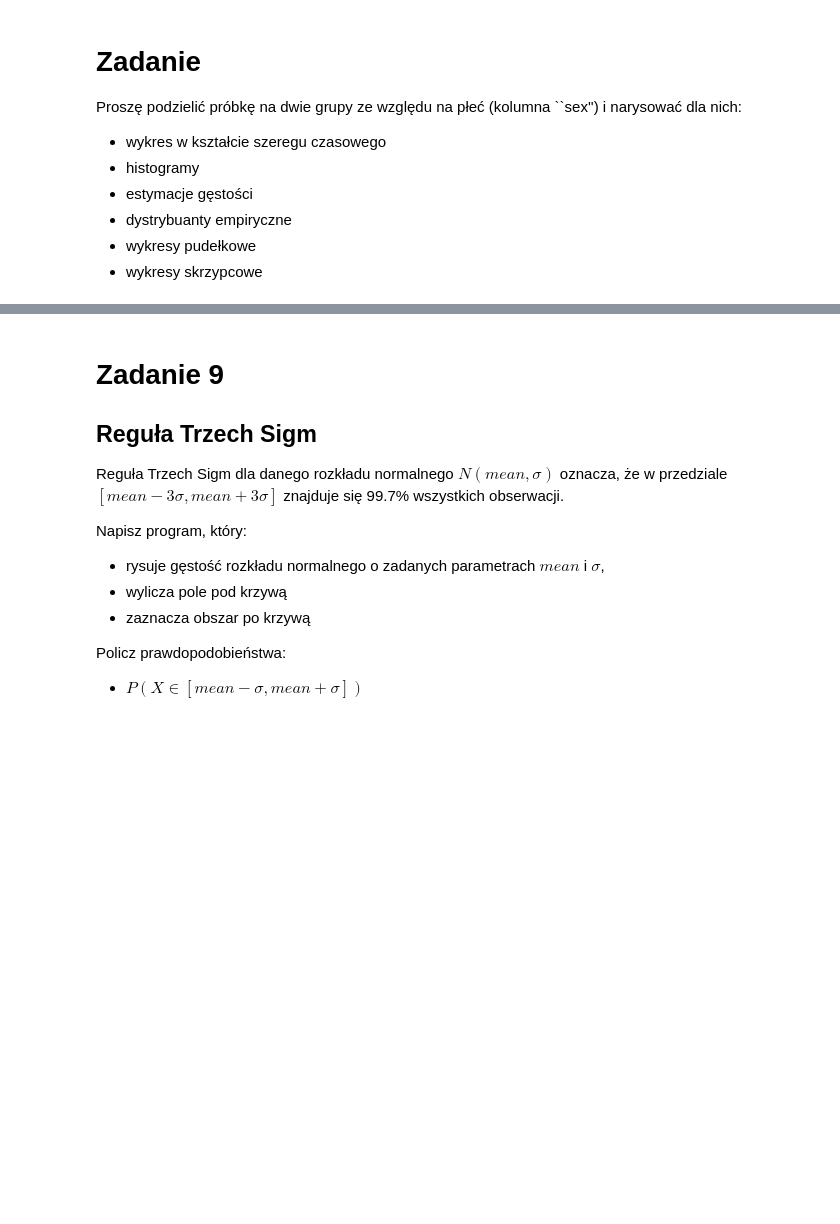
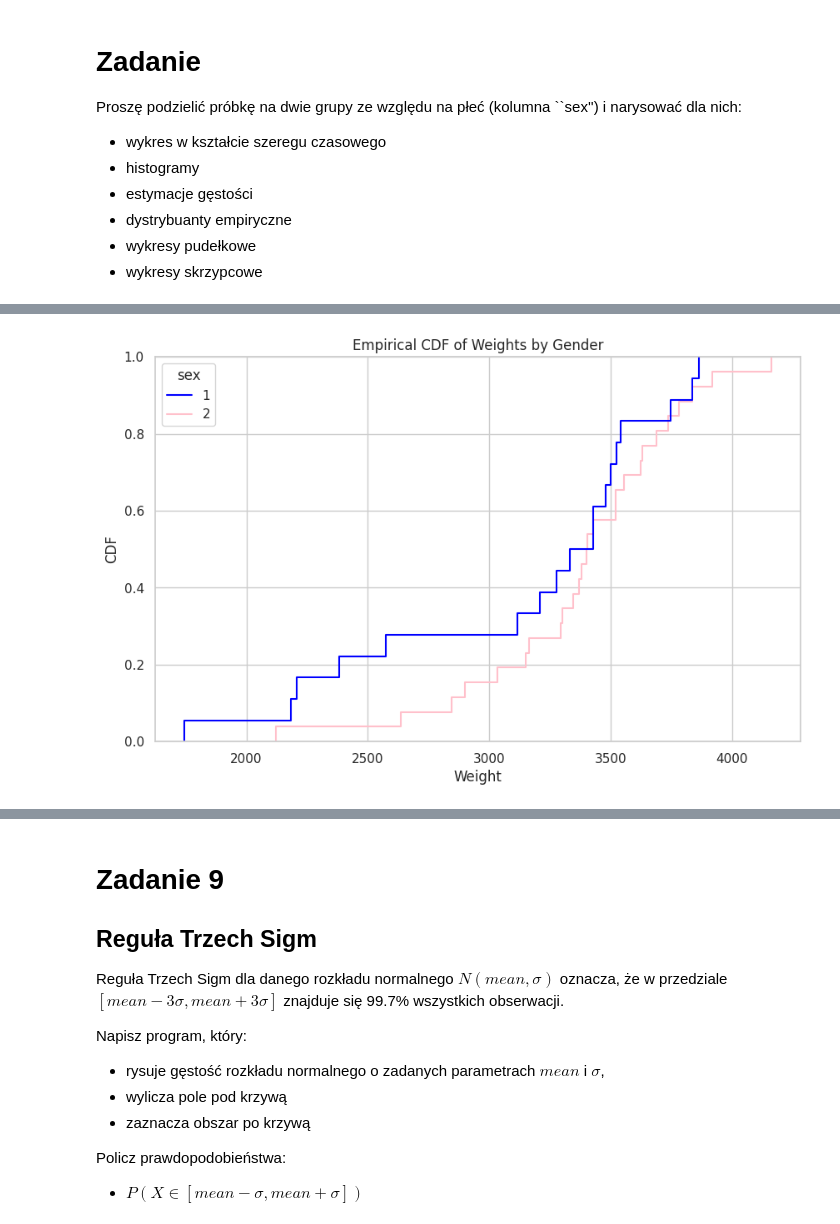
Before and after one commit to sit3kk/Basics-of-Artificial-Intelligence-Notebooks, a Jupyter notebook: AD_Z02_numy_pandas.ipynb, the cells around one changed output, grey strips where cells are left out. Cells and saved outputs as stored; diff of their text form; code cells hidden in the pictures; blank space fills up the shorter version.

```diff
--- a/AD_Z02_numy_pandas.ipynb
+++ b/AD_Z02_numy_pandas.ipynb
@@ -1668,0 +1673,9 @@ Proszę podzielić próbkę na dwie grupy ze względu na płeć (kolumna ``sex''
+# %%
+plt.figure(figsize=(10, 6))
+sns.ecdfplot(data=df, x='Weight', hue='sex', palette={1: "blue", 2: "pink"})
+plt.title('Empirical CDF of Weights by Gender')
+plt.xlabel('Weight')
+plt.ylabel('CDF')
+plt.show()
+# %% [output]
+[figure, added]
```
Also changed, not shown: parts of 21 cells of this notebook.
